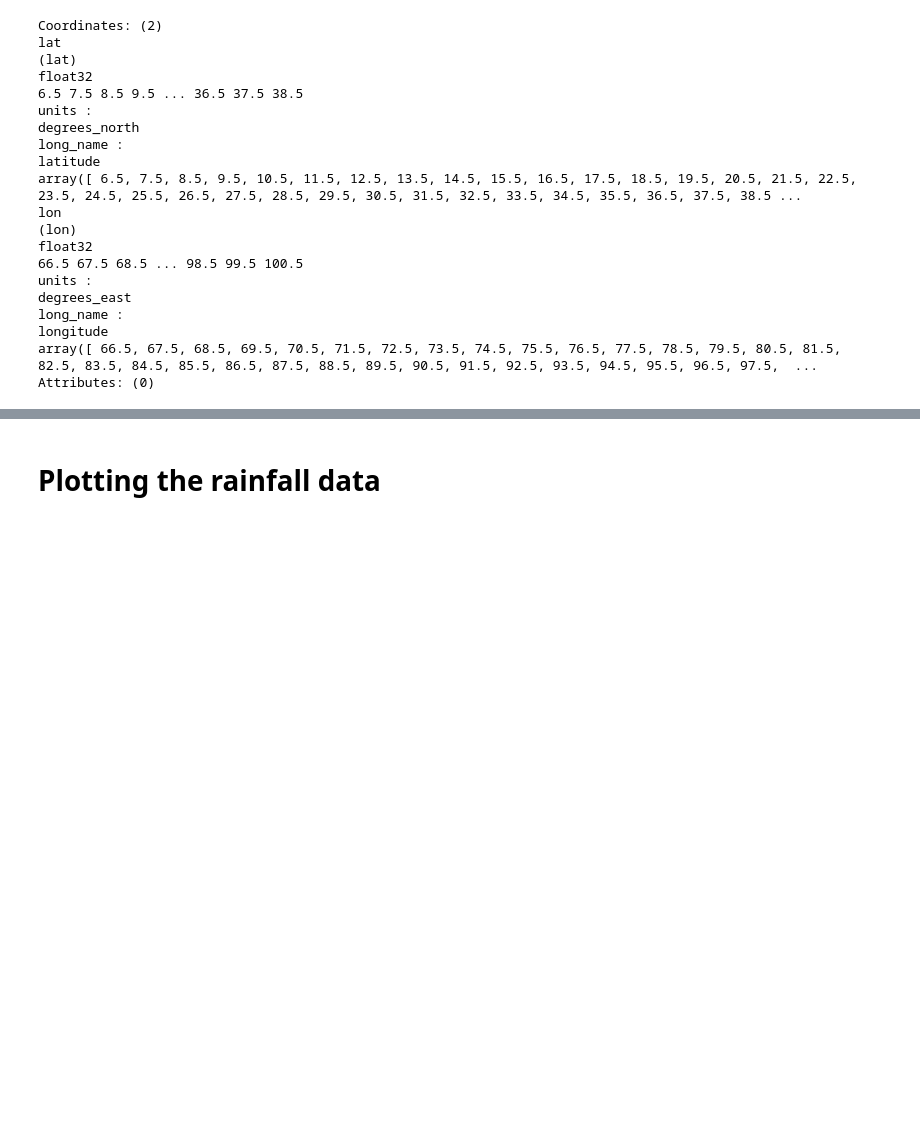
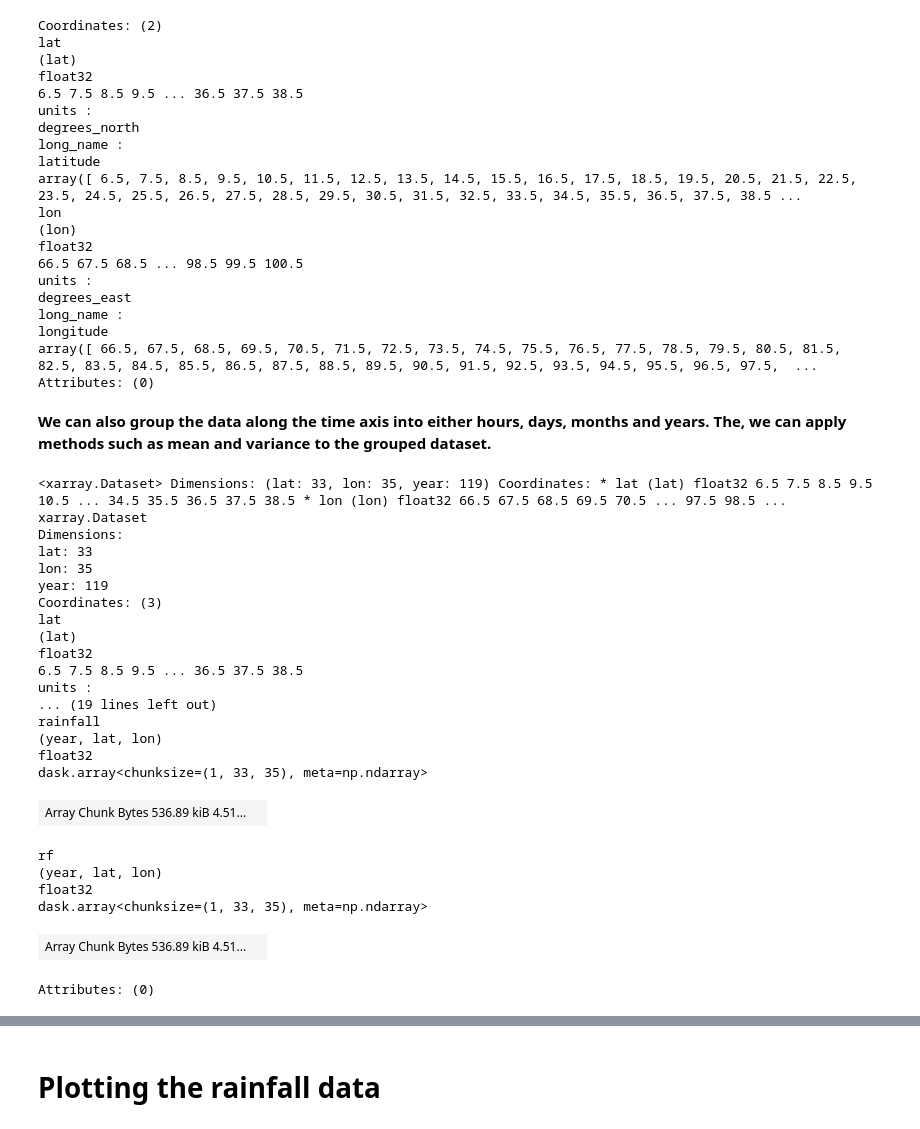
Before and after one commit to carbform/Climate_Data_Plotting, a Jupyter notebook: Jupyter Notebook (python)/IMD_Rainfall_Plots_Demo.ipynb, the cells around one changed output, grey strips where cells are left out. Cells and saved outputs as stored; diff of their text form; code cells hidden in the pictures; blank space fills up the shorter version.

```diff
--- a/Jupyter Notebook (python)/IMD_Rainfall_Plots_Demo.ipynb
+++ b/Jupyter Notebook (python)/IMD_Rainfall_Plots_Demo.ipynb
@@ -301,3 +304,34 @@ long_name :
 longitude
 array([ 66.5, 67.5, 68.5, 69.5, 70.5, 71.5, 72.5, 73.5, 74.5, 75.5, 76.5, 77.5, 78.5, 79.5, 80.5, 81.5, 82.5, 83.5, 84.5, 85.5, 86.5, 87.5, 88.5, 89.5, 90.5, 91.5, 92.5, 93.5, 94.5, 95.5, 96.5, 97.5,  ...
 Attributes: (0)
+# %% [markdown]
+**We can also group the data along the time axis into either hours, days, months and years. The, we can apply methods such as mean and variance to the grouped dataset.**
+# %%
+ds_year=ds.groupby('time.year') # Also, we can use 'time.month' and 'time.day' for grouping.
+ds_year_mean = ds_year.mean('time')
+ds_year_mean # Annual mean rainfall
+# %% [output]
+<xarray.Dataset> Dimensions: (lat: 33, lon: 35, year: 119) Coordinates: * lat (lat) float32 6.5 7.5 8.5 9.5 10.5 ... 34.5 35.5 36.5 37.5 38.5 * lon (lon) float32 66.5 67.5 68.5 69.5 70.5 ... 97.5 98.5 ...
+xarray.Dataset
+Dimensions:
+lat: 33
+lon: 35
+year: 119
+Coordinates: (3)
+lat
+(lat)
+float32
+6.5 7.5 8.5 9.5 ... 36.5 37.5 38.5
+units :
+... (19 lines left out)
+rainfall
+(year, lat, lon)
+float32
+dask.array<chunksize=(1, 33, 35), meta=np.ndarray>
+| Array Chunk Bytes 536.89 kiB 4.51... |  |
+rf
+(year, lat, lon)
+float32
+dask.array<chunksize=(1, 33, 35), meta=np.ndarray>
+| Array Chunk Bytes 536.89 kiB 4.51... |  |
+Attributes: (0)
```
Also changed, not shown: parts of 6 cells of this notebook.
